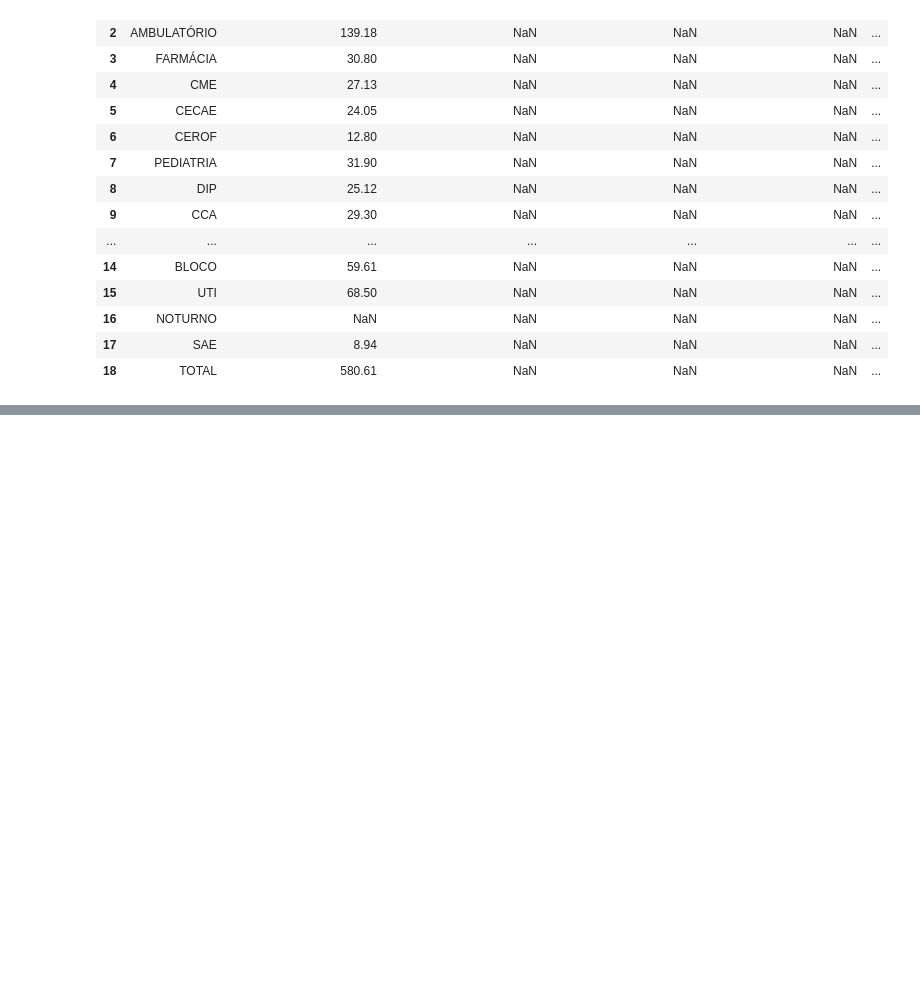
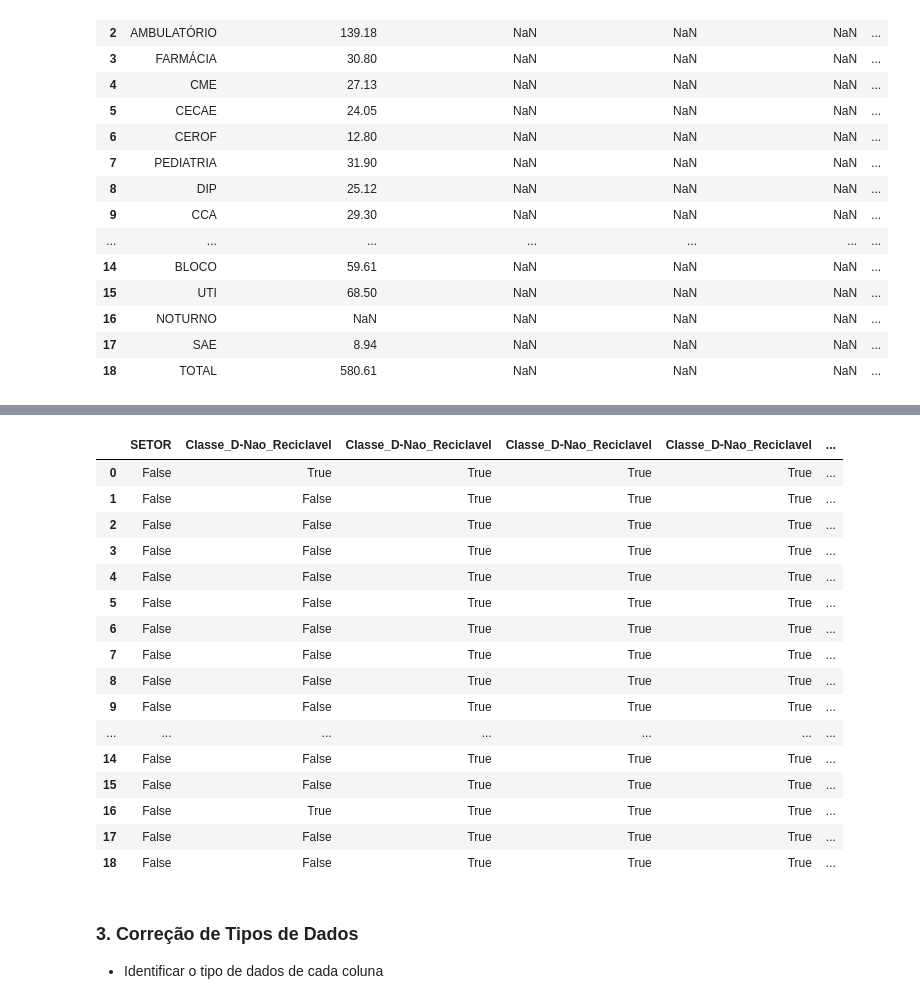
Before and after one commit to Gabyzera/hospital-trash-analysis, a Jupyter notebook: src/main.ipynb, the cells around one changed output, grey strips where cells are left out. Saved outputs shown, nothing was run; the diff lists cells and outputs as text; code cells hidden in the pictures; blank space fills up the shorter version.

```diff
--- a/src/main.ipynb
+++ b/src/main.ipynb
@@ -9,7 +11,7 @@ import pandas as pd
 # %%
-REGISTRO_LIXO_HOSPITALAR_DATA_PATH = 'data/2022/02 2022 FEVEREIRO REGISTRO DIµRIO DE LIXO.xlsx - 01.02.2022.csv'
-lixo_hospitalar_df = pd.read_csv(REGISTRO_LIXO_HOSPITALAR_DATA_PATH)
-lixo_hospitalar_df
+HOSPITAL_TRASH_RECORD_FEBRUARY_DATA_PATH = 'data/2022/02 2022 FEVEREIRO REGISTRO DIµRIO DE LIXO.xlsx - 01.02.2022.csv'
+hospital_trash_february_df = pd.read_csv(HOSPITAL_TRASH_RECORD_FEBRUARY_DATA_PATH)
+hospital_trash_february_df
 # %% [output]
 |  | CONTROLE DIÁRIO DE PRODUÇÃO DE LIXO | Unnamed: 1 | Unnamed: 2 | Unnamed: 3 | Unnamed: 4 | Unnamed: 5 | Unnamed: 6 | ... |
 | 0 | 1/1/2022 | NaN | NaN | NaN | NaN | NaN | NaN | ... |
@@ -35,12 +42,12 @@ lixo_hospitalar_df
 # %%
-lixo_hospitalar_df = pd.read_csv(REGISTRO_LIXO_HOSPITALAR_DATA_PATH, skiprows=[0, 1, 2 ,3])
-lixo_hospitalar_df.columns = ['SETOR',
+hospital_trash_february_df = pd.read_csv(HOSPITAL_TRASH_RECORD_FEBRUARY_DATA_PATH, skiprows=[0, 1, 2 ,3])
+hospital_trash_february_df.columns = ['SETOR',
                               'Classe_D-Nao_Reciclavel','Classe_D-Nao_Reciclavel', 'Classe_D-Nao_Reciclavel', 'Classe_D-Nao_Reciclavel',
                               'Classe_D-Reciclavel','Classe_D-Reciclavel','Classe_D-Reciclavel',
-                              'Classe_A(Infectante)', 'Classe_A(Infectante)',
-                              'Classe_E(Perfuro_Cortante)', 'Classe_E(Perfuro_Cortante)',
-                              'Classe_B(Medicamentos)']
-lixo_hospitalar_df
+                              'Classe_A (Infectante)', 'Classe_A (Infectante)',
+                              'Classe_E (Perfuro_Cortante)', 'Classe_E (Perfuro_Cortante)',
+                              'Classe_B (Medicamentos)']
+hospital_trash_february_df
 # %% [output]
 |  | SETOR | Classe_D-Nao_Reciclavel | Classe_D-Nao_Reciclavel | Classe_D-Nao_Reciclavel | Classe_D-Nao_Reciclavel | ... |
 | 0 | NUTRIÇÃO | NaN | NaN | NaN | NaN | ... |
@@ -61,0 +89,23 @@ lixo_hospitalar_df
+# %%
+hospital_trash_february_df.isnull()
+# %% [output]
+|  | SETOR | Classe_D-Nao_Reciclavel | Classe_D-Nao_Reciclavel | Classe_D-Nao_Reciclavel | Classe_D-Nao_Reciclavel | ... |
+| 0 | False | True | True | True | True | ... |
+| 1 | False | False | True | True | True | ... |
+| 2 | False | False | True | True | True | ... |
+| 3 | False | False | True | True | True | ... |
+| 4 | False | False | True | True | True | ... |
+| 5 | False | False | True | True | True | ... |
+| 6 | False | False | True | True | True | ... |
+| 7 | False | False | True | True | True | ... |
+| 8 | False | False | True | True | True | ... |
+| 9 | False | False | True | True | True | ... |
+| ... | ... | ... | ... | ... | ... | ... |
+| 14 | False | False | True | True | True | ... |
+| 15 | False | False | True | True | True | ... |
+| 16 | False | True | True | True | True | ... |
+| 17 | False | False | True | True | True | ... |
+| 18 | False | False | True | True | True | ... |
+# %% [markdown]
+### 3. Correção de Tipos de Dados
+- Identificar o tipo de dados de cada coluna
```
Also changed, not shown: parts of 11 cells of this notebook, 2 other files.
